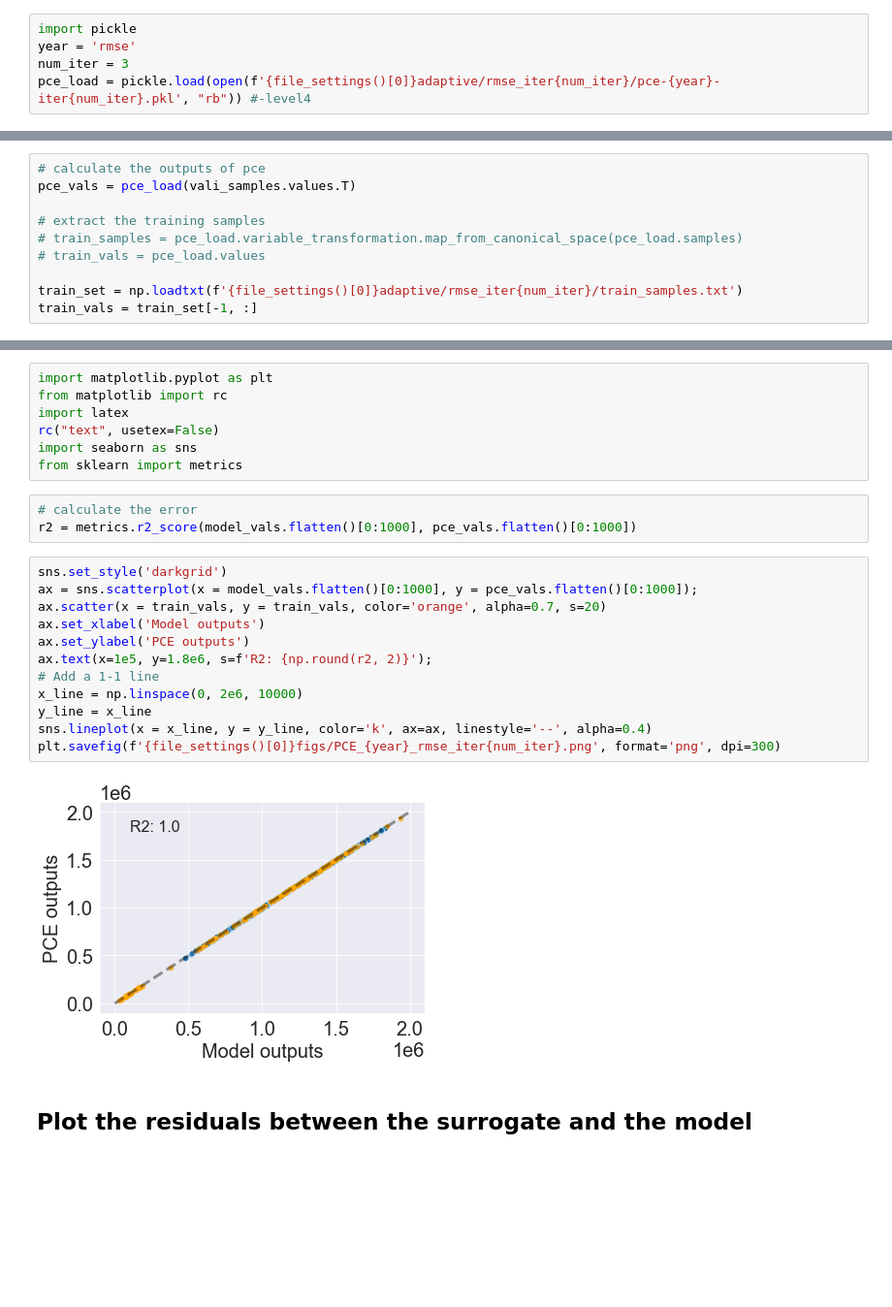
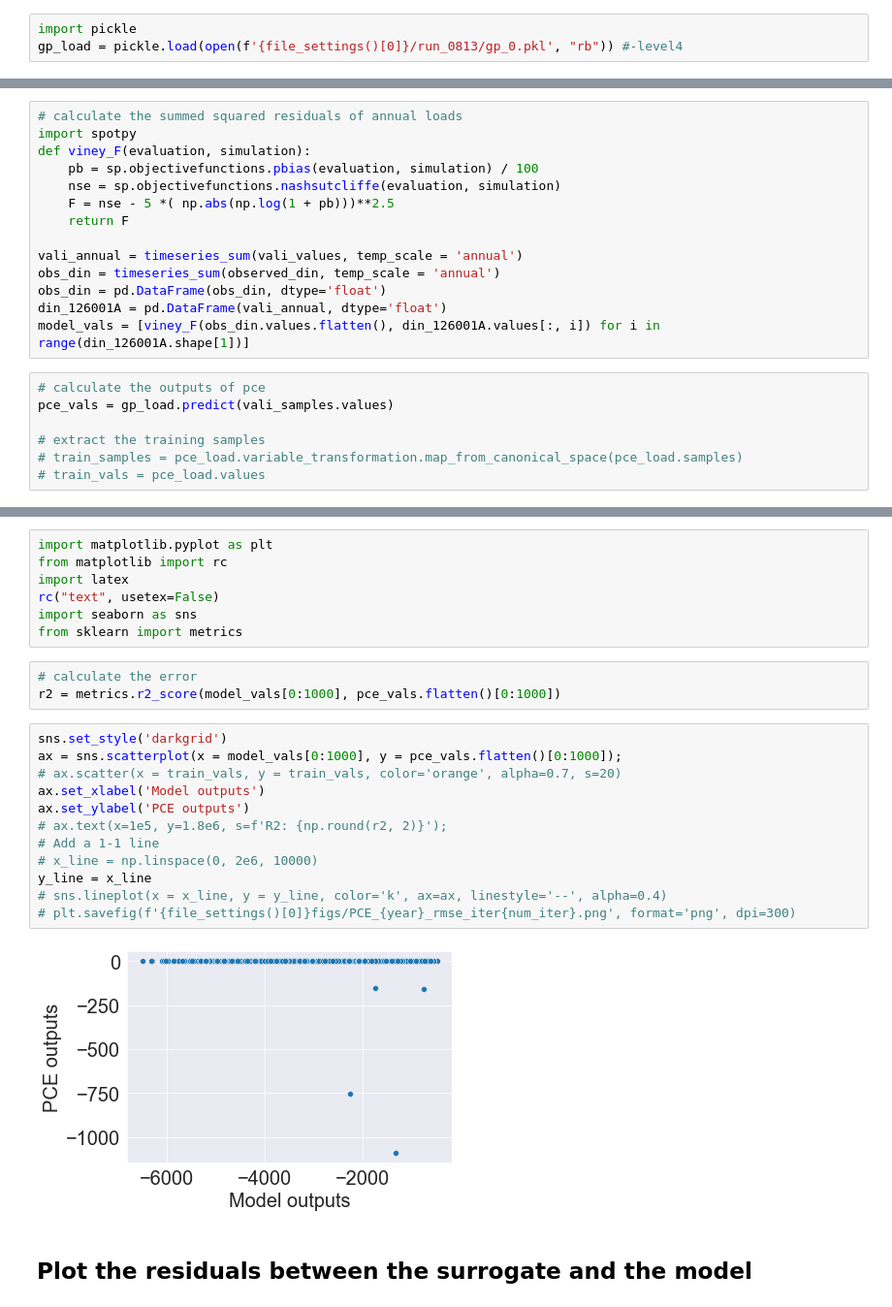
Before and after one commit to QianWanghhu/IES-FF, a Jupyter notebook: src/visualization.ipynb, the cells around one changed output, grey strips where cells are left out. Shown at 97% size. Cells and saved outputs as stored; diff of their text form; blank space fills up the shorter version.

Commit message:
Change the plot ranges in R_viney

```diff
--- a/src/visualization.ipynb
+++ b/src/visualization.ipynb
@@ -21,9 +21,7 @@ from run_source import run_source_lsq, run_source_annual
 ## import samples and results for pce-sse
 # %%
 import pickle
-year = 'rmse'
-num_iter = 3
-pce_load = pickle.load(open(f'{file_settings()[0]}adaptive/rmse_iter{num_iter}/pce-{year}-iter{num_iter}.pkl', "rb")) #-level4
+gp_load = pickle.load(open(f'{file_settings()[0]}/run_0813/gp_0.pkl', "rb")) #-level4
 # %%
 # import observation if the output.txt requires the use of obs.
 date_range = pd.to_datetime(['2009/07/01', '2018/06/30'])
@@ -55,13 +36,24 @@ model_vals = sse
+# %%
+# calculate the summed squared residuals of annual loads
+import spotpy
+def viney_F(evaluation, simulation):
+    pb = sp.objectivefunctions.pbias(evaluation, simulation) / 100
+    nse = sp.objectivefunctions.nashsutcliffe(evaluation, simulation)
+    F = nse - 5 *( np.abs(np.log(1 + pb)))**2.5
+    return F
+
+vali_annual = timeseries_sum(vali_values, temp_scale = 'annual')
+obs_din = timeseries_sum(observed_din, temp_scale = 'annual')
+obs_din = pd.DataFrame(obs_din, dtype='float')
+din_126001A = pd.DataFrame(vali_annual, dtype='float')
+model_vals = [viney_F(obs_din.values.flatten(), din_126001A.values[:, i]) for i in range(din_126001A.shape[1])]
 # %%
 # calculate the outputs of pce
-pce_vals = pce_load(vali_samples.values.T)
+pce_vals = gp_load.predict(vali_samples.values)
 
 # extract the training samples
 # train_samples = pce_load.variable_transformation.map_from_canonical_space(pce_load.samples)
 # train_vals = pce_load.values
-
-train_set = np.loadtxt(f'{file_settings()[0]}adaptive/rmse_iter{num_iter}/train_samples.txt')
-train_vals = train_set[-1, :]
 # %%
 train_vals.shape
 # %% [output]
@@ -77,21 +69,21 @@ import seaborn as sns
 from sklearn import metrics
 # %%
 # calculate the error
-r2 = metrics.r2_score(model_vals.flatten()[0:1000], pce_vals.flatten()[0:1000])
+r2 = metrics.r2_score(model_vals[0:1000], pce_vals.flatten()[0:1000])
 # %%
 sns.set_style('darkgrid')
-ax = sns.scatterplot(x = model_vals.flatten()[0:1000], y = pce_vals.flatten()[0:1000]);
-ax.scatter(x = train_vals, y = train_vals, color='orange', alpha=0.7, s=20)
+ax = sns.scatterplot(x = model_vals[0:1000], y = pce_vals.flatten()[0:1000]);
+# ax.scatter(x = train_vals, y = train_vals, color='orange', alpha=0.7, s=20)
 ax.set_xlabel('Model outputs')
 ax.set_ylabel('PCE outputs')
-ax.text(x=1e5, y=1.8e6, s=f'R2: {np.round(r2, 2)}');
+# ax.text(x=1e5, y=1.8e6, s=f'R2: {np.round(r2, 2)}');
 # Add a 1-1 line
-x_line = np.linspace(0, 2e6, 10000)
+# x_line = np.linspace(0, 2e6, 10000)
 y_line = x_line
-sns.lineplot(x = x_line, y = y_line, color='k', ax=ax, linestyle='--', alpha=0.4)
-plt.savefig(f'{file_settings()[0]}figs/PCE_{year}_rmse_iter{num_iter}.png', format='png', dpi=300)
+# sns.lineplot(x = x_line, y = y_line, color='k', ax=ax, linestyle='--', alpha=0.4)
+# plt.savefig(f'{file_settings()[0]}figs/PCE_{year}_rmse_iter{num_iter}.png', format='png', dpi=300)
 # %% [output]
-[figure, old version]
+[figure, new version]
 # %% [markdown]
 ## Plot the residuals between the surrogate and the model
 # %%
```
Also changed, not shown: parts of 2 cells of this notebook, 1 other file.
